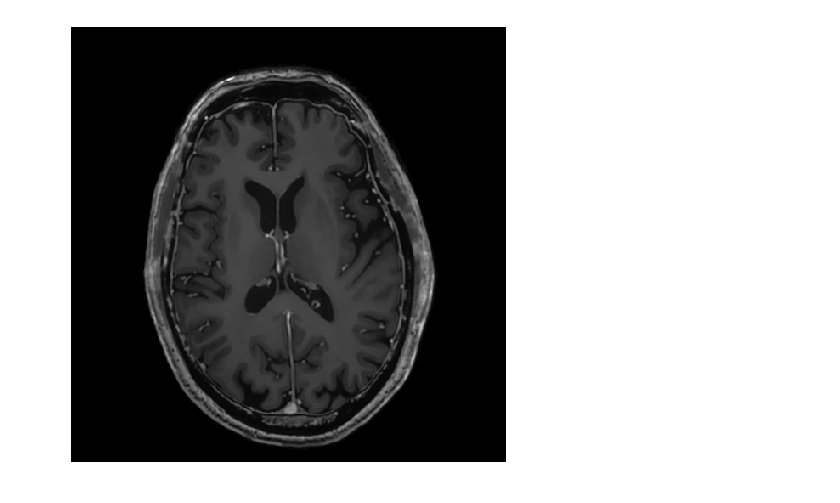
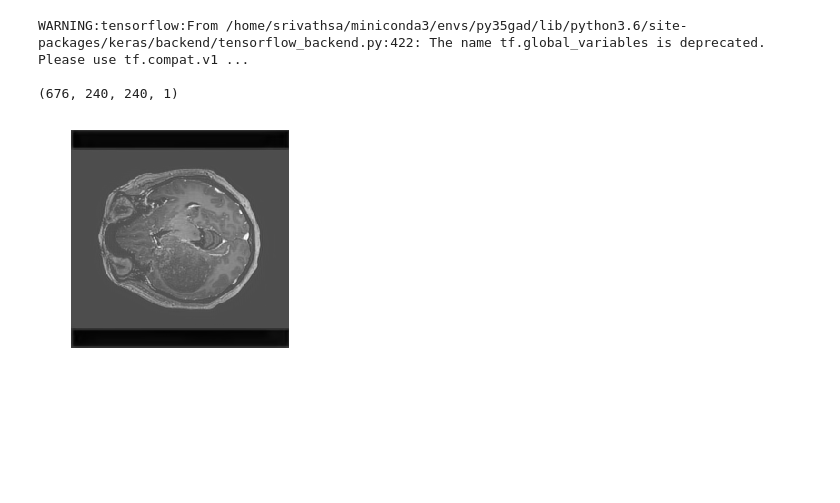
Before and after one commit to subtlemedicalinc/SubtleBoost, a Jupyter notebook: train/notebooks/Check-Activations.ipynb, the cells around one changed output. Cells and saved outputs as stored; diff of their text form; code cells hidden in the pictures; blank space fills up the shorter version.

```diff
--- a/train/notebooks/Check-Activations.ipynb
+++ b/train/notebooks/Check-Activations.ipynb
@@ -58,21 +54,17 @@ float32 (360, 3, 512, 512) 0.0 5.7294583 0.20862424
 # %%
-sudnn.clear_keras_memory()
-sudnn.set_keras_memory(1.0)
+clear_keras_memory()
+set_keras_memory(1.0)
 
 loss_function = suloss.mixed_loss(l1_lambda=1.0, ssim_lambda=0.0)
-metrics_monitor = [suloss.l1_loss, suloss.ssim_loss, suloss.mse_loss]
+metrics_monitor = [suloss.l1_loss]
 
-model = sudnn.DeepEncoderDecoder2D(
-            num_channel_input=10, num_channel_output=1,
-            img_rows=512, img_cols=512,
-            num_filters_first_conv=32,
+model = GeneratorUNet2D(
+            num_channel_input=14, num_channel_output=1,
+            img_rows=240, img_cols=240,
             loss_function=loss_function,
             metrics_monitor=metrics_monitor,
             lr_init=0.001,
-            batch_norm=0,
             verbose=2,
-            checkpoint_file='/home/srivathsa/projects/studies/gad/stanford/train/checkpoints/512mpr_fsl.checkpoint')
-
-
+            checkpoint_file='/home/srivathsa/projects/studies/gad/tiantan/train/checkpoints/enh_vgg.checkpoint')
 model.load_weights()
 # %% [output]
@@ -90,13 +88,14 @@ loading weights from /home/srivathsa/projects/studies/gad/stanford/train/checkpo
 # %%
-prediction_generator = sugen.DataGenerator(
-    data_list=[h5_file],
+prediction_generator = SliceLoader(
+    data_list=['/home/srivathsa/projects/studies/gad/tiantan/preprocess/data/NO57.h5'],
+    file_ext='h5',
     batch_size=1,
     shuffle=False,
     verbose=0,
     residual_mode=False,
-    slices_per_input=5,
-    resize=512,
-    slice_axis=0,
+    slices_per_input=7,
+    resize=240,
+    slice_axis=[0, 2, 3],
     brain_only=False
 )
 # %%
@@ -115,8 +114,13 @@ y_pred = model.model.predict_generator(
     use_multiprocessing=False,
     verbose=0
 )
+print(y_pred.shape)
+# %% [output]
+WARNING:tensorflow:From /home/srivathsa/miniconda3/envs/py35gad/lib/python3.6/site-packages/keras/backend/tensorflow_backend.py:422: The name tf.global_variables is deprecated. Please use tf.compat.v1 ...
+
+(676, 240, 240, 1)
 # %%
-show_img(y_pred[168, :, :, 0])
+show_img(y_pred[298, :, :, 0])
 # %% [output]
-[figure, old version]
+[figure, new version]
 # %%
```
Also changed, not shown: parts of 11 cells of this notebook, 2 other files.
